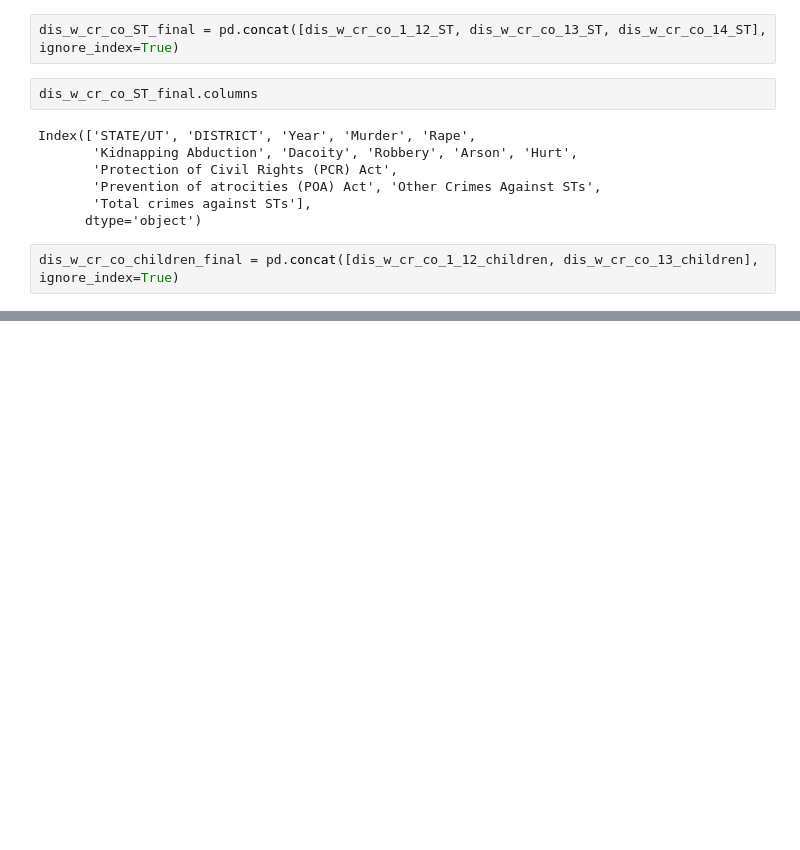
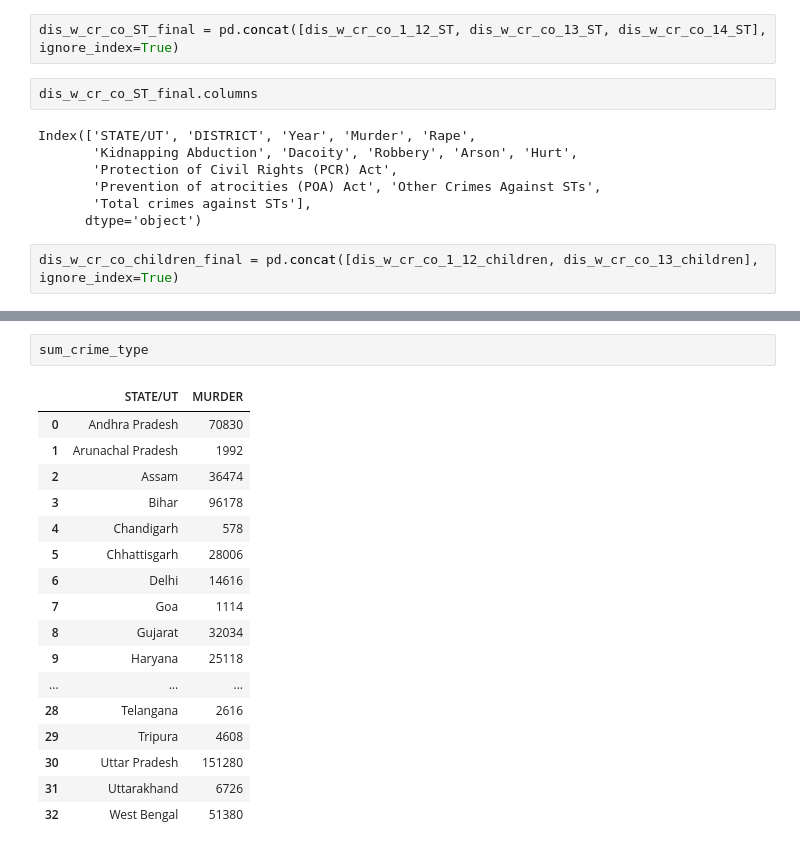
Before and after one commit to Somya617/crime_analytics, a Jupyter notebook: 1_district_wise_crime_commited_analysis.ipynb, the cells around one changed output, grey strips where cells are left out. Saved outputs shown, nothing was run; the diff lists cells and outputs as text; blank space fills up the shorter version.

```diff
--- a/1_district_wise_crime_commited_analysis.ipynb
+++ b/1_district_wise_crime_commited_analysis.ipynb
@@ -262,0 +490,20 @@ dis_w_cr_co_children_final = pd.concat([dis_w_cr_co_1_12_children, dis_w_cr_co_1
+# %%
+sum_crime_type
+# %% [output]
+|  | STATE/UT | MURDER |
+| 0 | Andhra Pradesh | 70830 |
+| 1 | Arunachal Pradesh | 1992 |
+| 2 | Assam | 36474 |
+| 3 | Bihar | 96178 |
+| 4 | Chandigarh | 578 |
+| 5 | Chhattisgarh | 28006 |
+| 6 | Delhi | 14616 |
+| 7 | Goa | 1114 |
+| 8 | Gujarat | 32034 |
+| 9 | Haryana | 25118 |
+| ... | ... | ... |
+| 28 | Telangana | 2616 |
+| 29 | Tripura | 4608 |
+| 30 | Uttar Pradesh | 151280 |
+| 31 | Uttarakhand | 6726 |
+| 32 | West Bengal | 51380 |
```
Also changed, not shown: parts of 25 cells of this notebook, 1 other file.
